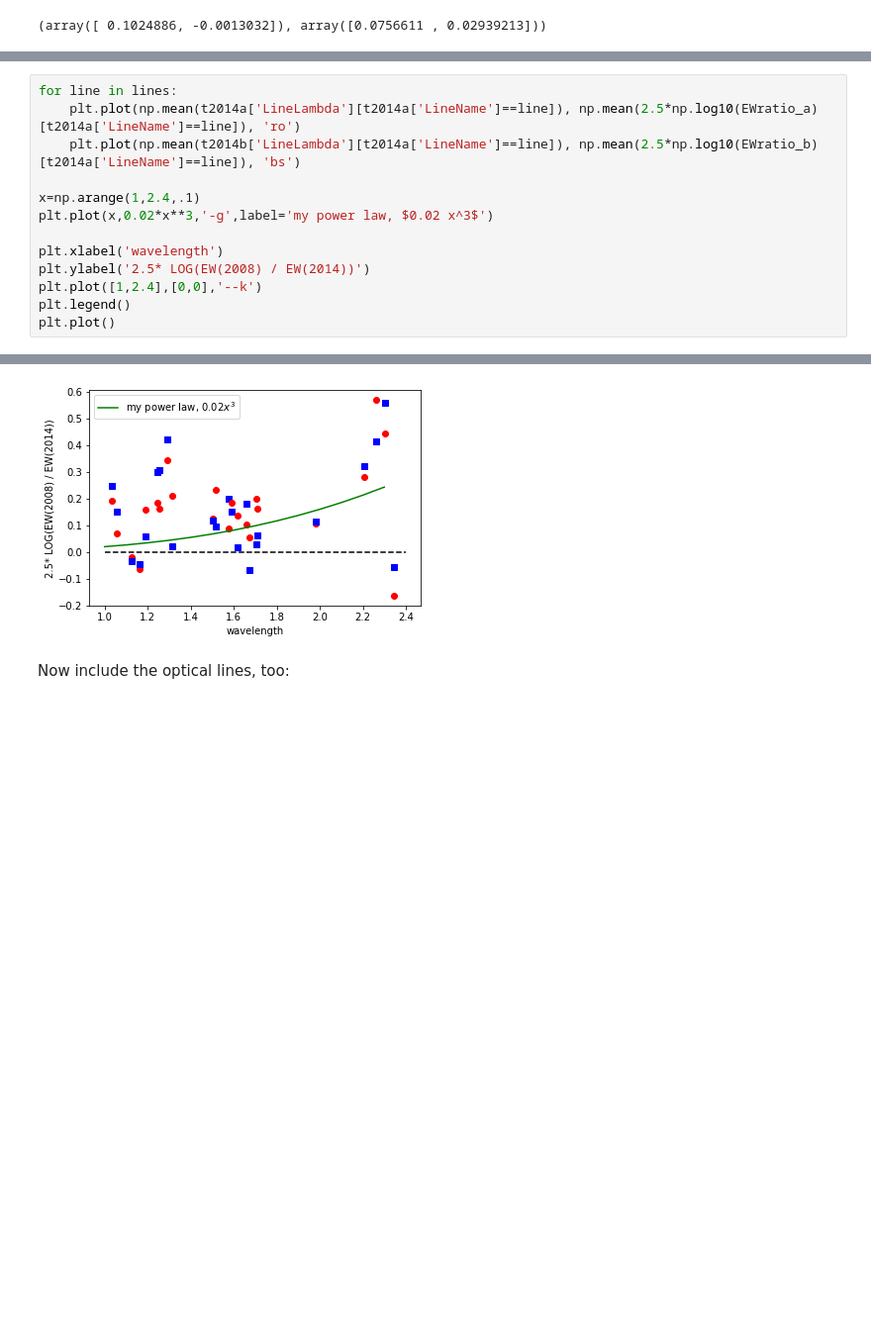
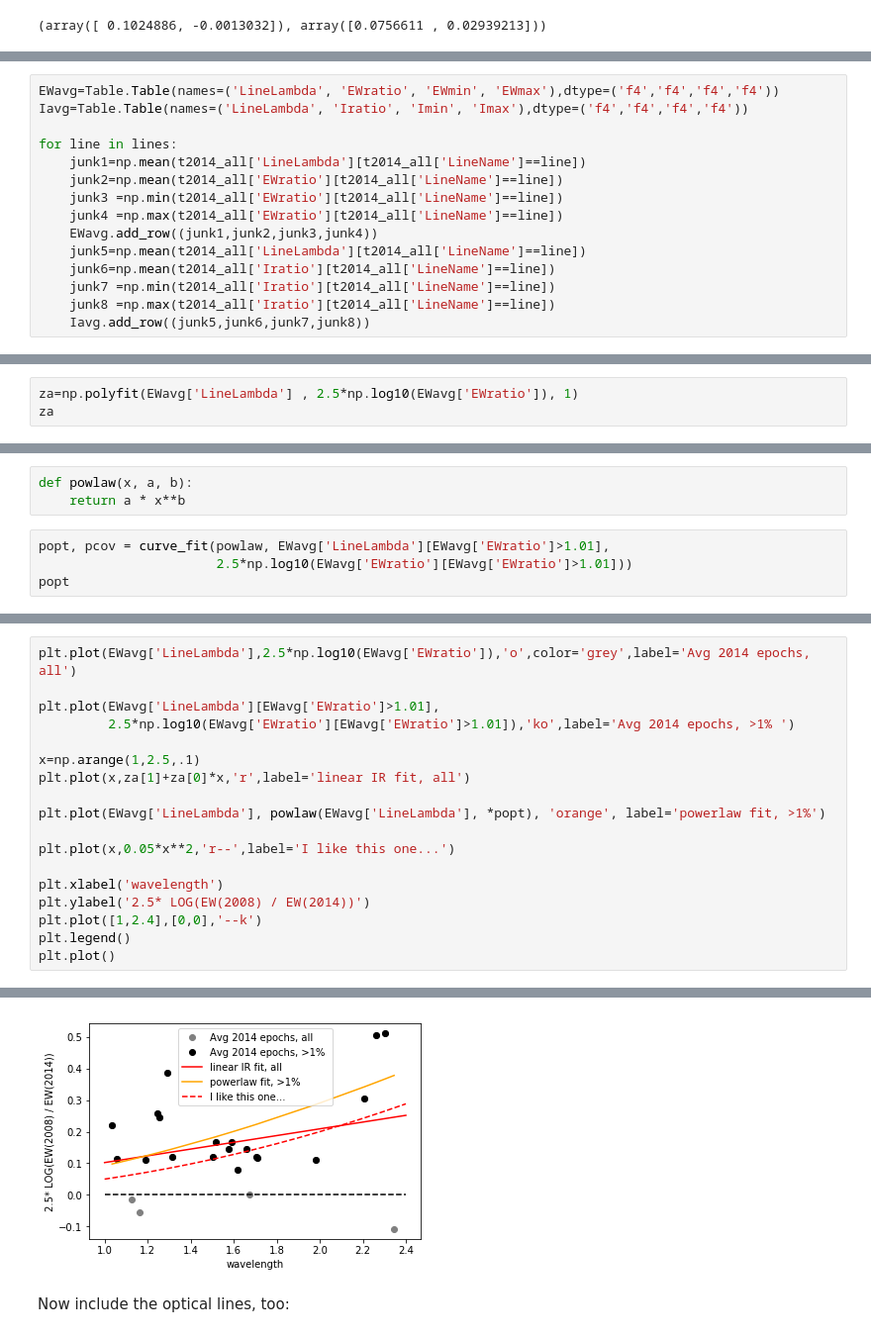
Before and after one commit to krislars/AA_Tau_Covey, a Jupyter notebook: AATau_3_veiling.ipynb, the cells around one changed output, grey strips where cells are left out. Shown: that part at 99% size. Cells and saved outputs as stored; diff of their text form; blank space fills up the shorter version.

```diff
--- a/AATau_3_veiling.ipynb
+++ b/AATau_3_veiling.ipynb
@@ -545,0 +445,15 @@ And try averaging over each line:
+# %%
+EWavg=Table.Table(names=('LineLambda', 'EWratio', 'EWmin', 'EWmax'),dtype=('f4','f4','f4','f4'))
+Iavg=Table.Table(names=('LineLambda', 'Iratio', 'Imin', 'Imax'),dtype=('f4','f4','f4','f4'))
+
+for line in lines:
+    junk1=np.mean(t2014_all['LineLambda'][t2014_all['LineName']==line])
+    junk2=np.mean(t2014_all['EWratio'][t2014_all['LineName']==line])
+    junk3 =np.min(t2014_all['EWratio'][t2014_all['LineName']==line])
+    junk4 =np.max(t2014_all['EWratio'][t2014_all['LineName']==line])
+    EWavg.add_row((junk1,junk2,junk3,junk4))
+    junk5=np.mean(t2014_all['LineLambda'][t2014_all['LineName']==line])
+    junk6=np.mean(t2014_all['Iratio'][t2014_all['LineName']==line])
+    junk7 =np.min(t2014_all['Iratio'][t2014_all['LineName']==line])
+    junk8 =np.max(t2014_all['Iratio'][t2014_all['LineName']==line])
+    Iavg.add_row((junk5,junk6,junk7,junk8))
@@ -545,0 +478,3 @@ And try averaging over each line:
+# %%
+za=np.polyfit(EWavg['LineLambda'] , 2.5*np.log10(EWavg['EWratio']), 1)
+za
@@ -545,0 +485,7 @@ And try averaging over each line:
+# %%
+def powlaw(x, a, b):
+    return a * x**b
+# %%
+popt, pcov = curve_fit(powlaw, EWavg['LineLambda'][EWavg['EWratio']>1.01],
+                       2.5*np.log10(EWavg['EWratio'][EWavg['EWratio']>1.01]))
+popt
@@ -546,18 +496,23 @@ And try averaging over each line:
 # %%
-for line in lines:
-    plt.plot(np.mean(t2014a['LineLambda'][t2014a['LineName']==line]), np.mean(2.5*np.log10(EWratio_a)[t2014a['LineName']==line]), 'ro')
-    plt.plot(np.mean(t2014b['LineLambda'][t2014a['LineName']==line]), np.mean(2.5*np.log10(EWratio_b)[t2014a['LineName']==line]), 'bs')
+plt.plot(EWavg['LineLambda'],2.5*np.log10(EWavg['EWratio']),'o',color='grey',label='Avg 2014 epochs, all')
 
-x=np.arange(1,2.4,.1)
-plt.plot(x,0.02*x**3,'-g',label='my power law, $0.02 x^3$')
+plt.plot(EWavg['LineLambda'][EWavg['EWratio']>1.01],
+         2.5*np.log10(EWavg['EWratio'][EWavg['EWratio']>1.01]),'ko',label='Avg 2014 epochs, >1% ')
+
+x=np.arange(1,2.5,.1)
+plt.plot(x,za[1]+za[0]*x,'r',label='linear IR fit, all')
+
+plt.plot(EWavg['LineLambda'], powlaw(EWavg['LineLambda'], *popt), 'orange', label='powerlaw fit, >1%')
+
+plt.plot(x,0.05*x**2,'r--',label='I like this one...')
 
 plt.xlabel('wavelength')
 plt.ylabel('2.5* LOG(EW(2008) / EW(2014))')
 plt.plot([1,2.4],[0,0],'--k')
 plt.legend()
 plt.plot()
 # %% [output]
 []
-[figure, old version]
+[figure, new version]
 # %% [markdown]
 Now include the optical lines, too:
```
Also changed, not shown: parts of 45 cells of this notebook, 4 other files.
